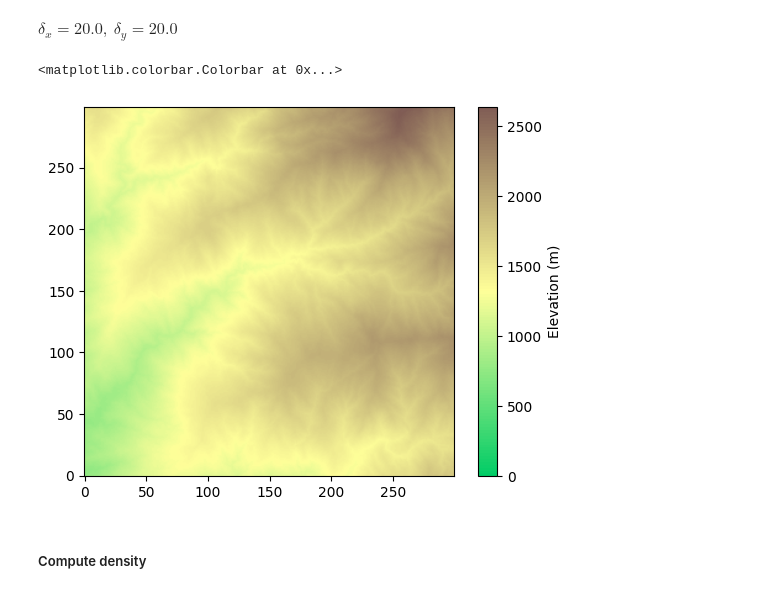
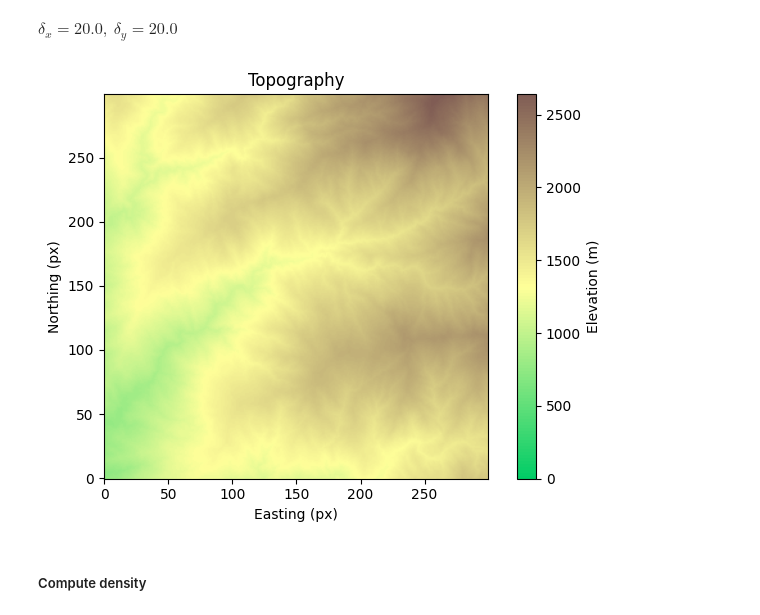
Before and after one commit to AppliedMechanics-EAFIT/lineament_detection, a Jupyter notebook: notebooks/gravity_from_topography.ipynb, the cells around one changed output. Saved outputs shown, nothing was run; the diff lists cells and outputs as text; code cells hidden in the pictures.

```diff
--- a/notebooks/gravity_from_topography.ipynb
+++ b/notebooks/gravity_from_topography.ipynb
@@ -128,12 +154,18 @@ display(Math(f"\\delta_x = {np.diff(topography_domain_subsampled.x).mean()},\\ \
 # %% [output]
 $\displaystyle \delta_x = 20.0,\ \delta_y = 20.0$
 # %%
+plt.figure()
 surface = topography_domain_subsampled.band_data[0, :, :]
 plt.imshow(surface, cmap=cmap_terrain_crust, origin='lower', vmin=0)
 plt.colorbar(label="Elevation (m)")
+plt.title("Topography")
+plt.xlabel("Easting (px)")
+plt.ylabel("Northing (px)")
+plt.gca().set_aspect("equal")
+plt.tight_layout()
+plt.show()
 # %% [output]
-<matplotlib.colorbar.Colorbar at 0x...>
-[figure, old version]
+[figure, new version]
 # %% [markdown]
 ##### Compute density
 # %%
```
Also changed, not shown: parts of 6 cells of this notebook.
